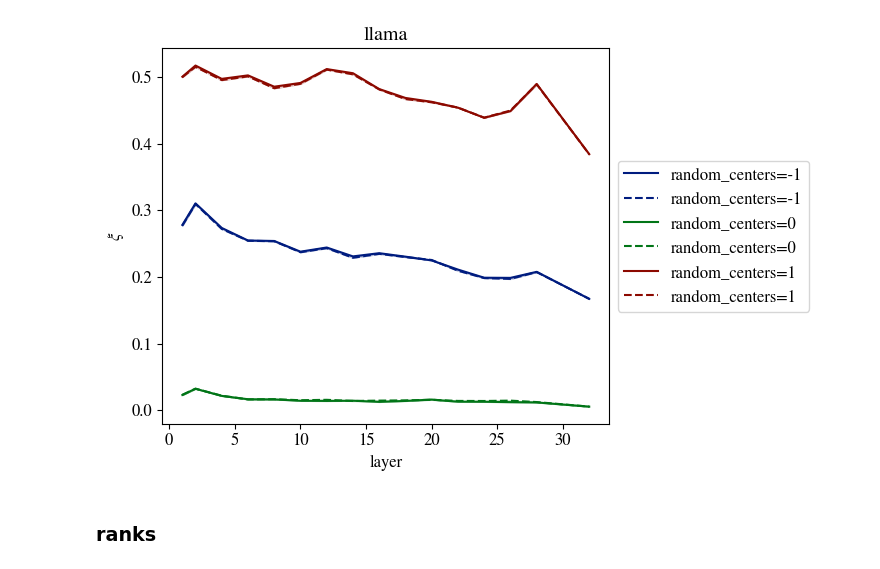
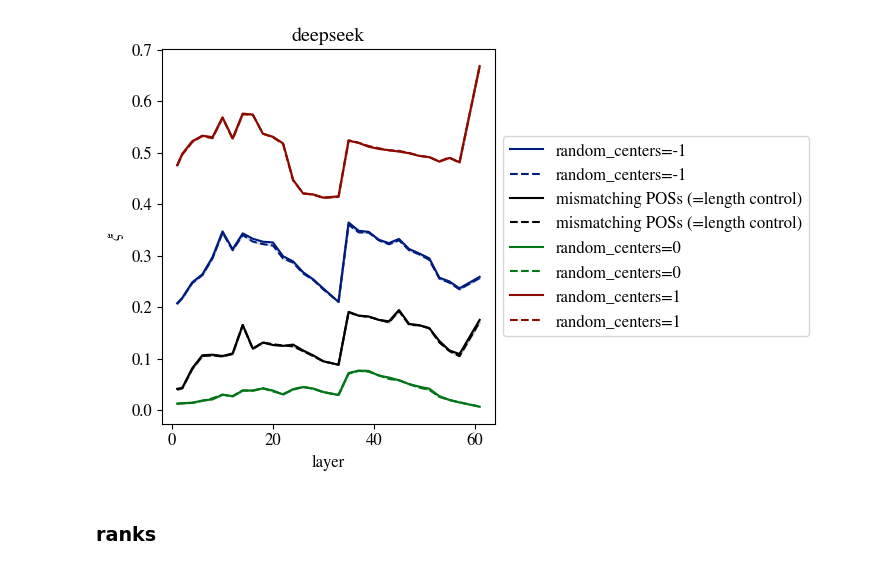
Before and after one commit to acevedo-s/syn-sem, a Jupyter notebook: corr_coeff.ipynb, the cells around one changed output. Cells and saved outputs as stored; diff of their text form; code cells hidden in the pictures.

```diff
--- a/corr_coeff.ipynb
+++ b/corr_coeff.ipynb
@@ -28,8 +28,8 @@ markers = ['p','o','h','^','s','*']
 _linestyles = ['-','--','dotted']
 plot_id = 0
 # %%
-# modelA = 'deepseek'
-modelA = 'llama'
+modelA = 'deepseek'
+# modelA = 'llama'
 modelB = modelA
 language_pairs = [('english','spanish'),
                   ]
@@ -46,14 +46,15 @@ avg = 0
 Nbits_list = [0]
 
 idx = None
-match_vars = ['matching']
+match_vars = ['matching','mismatching']
 random_centers_list = [-1,0,1]
 # %%
 fig,ax = plt.subplots(1)
 
 for random_centers_id,random_centers in enumerate(random_centers_list):
-
   for match_id,match_var in enumerate(match_vars):
+    if match_var == 'mismatching' and random_centers != -1:
+      continue
     for Nbits_id,Nbits in enumerate(Nbits_list):
       for language_pair_id, language_pair in enumerate(language_pairs):
         for n_tokens in n_tokens_list:
@@ -77,37 +78,45 @@ for random_centers_id,random_centers in enumerate(random_centers_list):
           corr_coeff = np.load(corr_folder + "corr_coeff.npy")
           std = np.load(corr_folder + "corr_coeff_jack_std.npy")
 
           layers_A = list(range(1,depths[modelA] + 1))
           layers_B = list(range(1,depths[modelB] + 1))
           layers = reduce_list_half_preserve_extremes(layers_A)
 
+
+          if match_var == 'mismatching':
+            color = 'black'
+            label = 'mismatching POSs (=length control)'
+          else:
+            color = colors[random_centers_id]
+            label = f'{random_centers=}',
+
           for corr_index in range(2):
             plt.plot(layers,
                     corr_coeff[corr_index].diagonal(),
-                    label=f'{random_centers=}',
+                    label=label,
                     linestyle=_linestyles[corr_index],
-                    color=colors[random_centers_id],
+                    color=color,
                     )#+f' | {Nbits=}',
             plt.fill_between(layers,
                             corr_coeff[corr_index].diagonal() - std[corr_index].diagonal(),
                             corr_coeff[corr_index].diagonal() + std[corr_index].diagonal(),
                             alpha=0.2,
-                            color=colors[random_centers_id],
+                            color=color,
                             )
 
 ax.legend()
 ax.set_xlabel('layer')
 ax.set_ylabel(r'$\xi$')
 ax.set_title(f'{modelA}')
 
 
 box = ax.get_position()
 ax.set_position([box.x0, box.y0, box.width * 0.8, box.height])
 ax.legend(loc='center left', bbox_to_anchor=(1, 0.5))
 
 plt.show()
 # %% [output]
-[figure, old version]
+[figure, new version]
 # %% [markdown]
 ### ranks
 # %%
```
Also changed, not shown: 6 other files.
